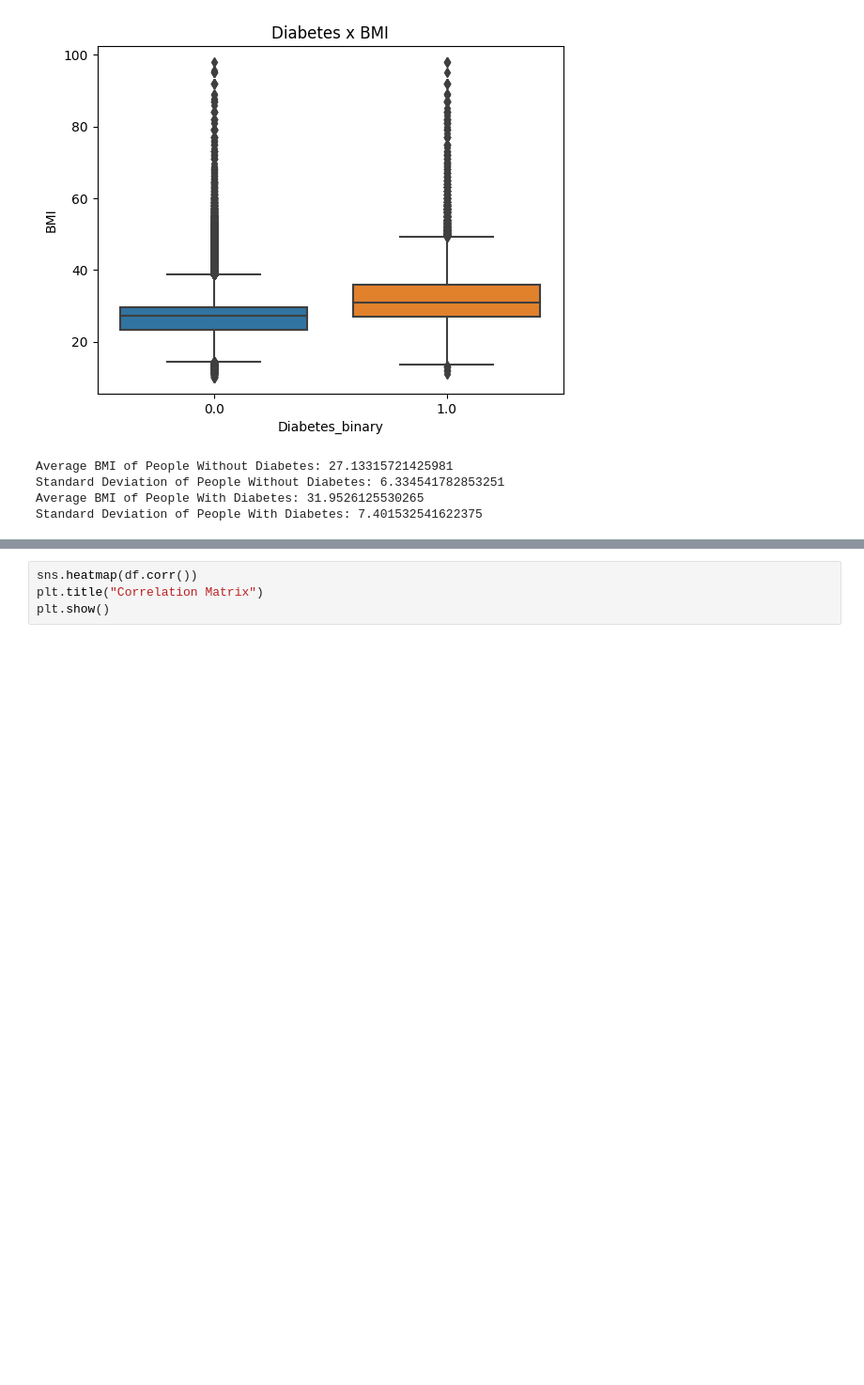
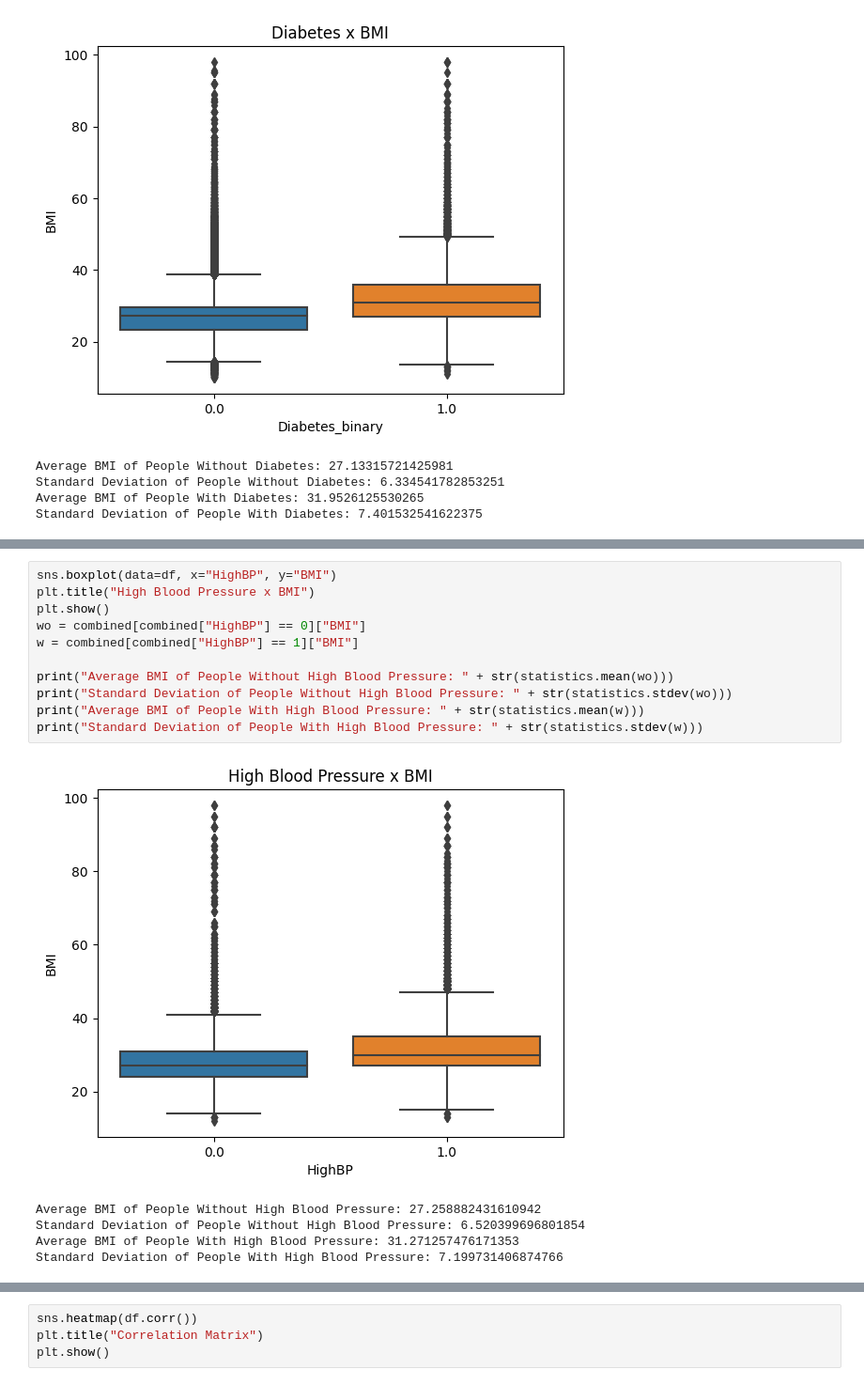
Before and after one commit to Gary-ChenJL/4440_proj, a Jupyter notebook: proj.ipynb, the cells around one changed output, grey strips where cells are left out. Shown at 94% size. Drawn from its saved outputs; the diff is of its cells as text; blank space fills up the shorter version.

```diff
--- a/proj.ipynb
+++ b/proj.ipynb
@@ -73,0 +71,17 @@ Portion of Women with Diabetes: 0.08247213029894067
+# %%
+sns.boxplot(data=df, x="HighBP", y="BMI")
+plt.title("High Blood Pressure x BMI")
+plt.show()
+wo = combined[combined["HighBP"] == 0]["BMI"]
+w = combined[combined["HighBP"] == 1]["BMI"]
+
+print("Average BMI of People Without High Blood Pressure: " + str(statistics.mean(wo)))
+print("Standard Deviation of People Without High Blood Pressure: " + str(statistics.stdev(wo)))
+print("Average BMI of People With High Blood Pressure: " + str(statistics.mean(w)))
+print("Standard Deviation of People With High Blood Pressure: " + str(statistics.stdev(w)))
+# %% [output]
+[figure, added]
+Average BMI of People Without High Blood Pressure: 27.258882431610942
+Standard Deviation of People Without High Blood Pressure: 6.520399696801854
+Average BMI of People With High Blood Pressure: 31.271257476171353
+Standard Deviation of People With High Blood Pressure: 7.199731406874766
```
Also changed, not shown: parts of 6 cells of this notebook.
